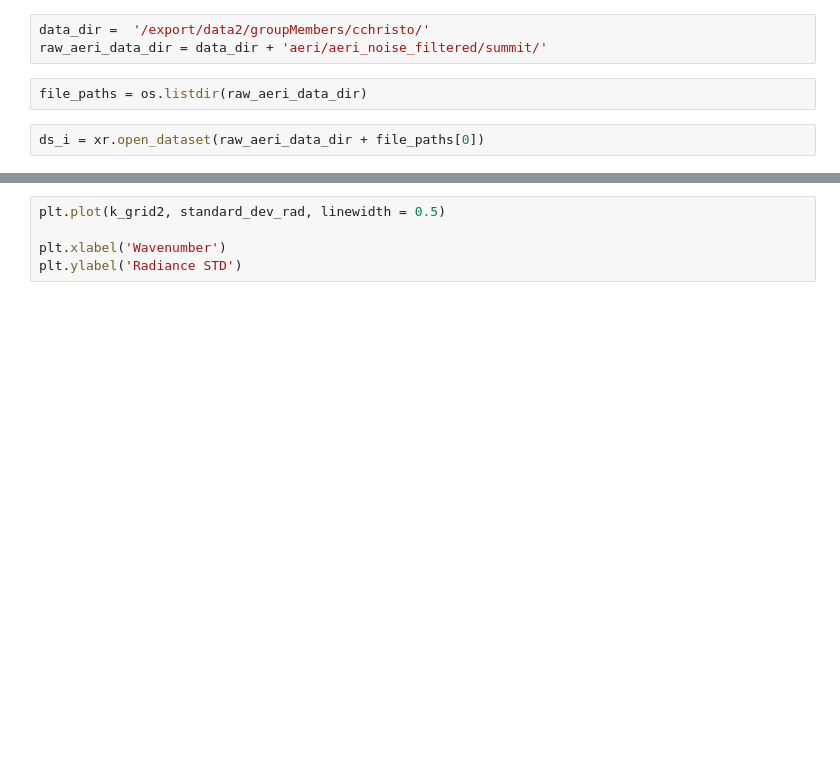
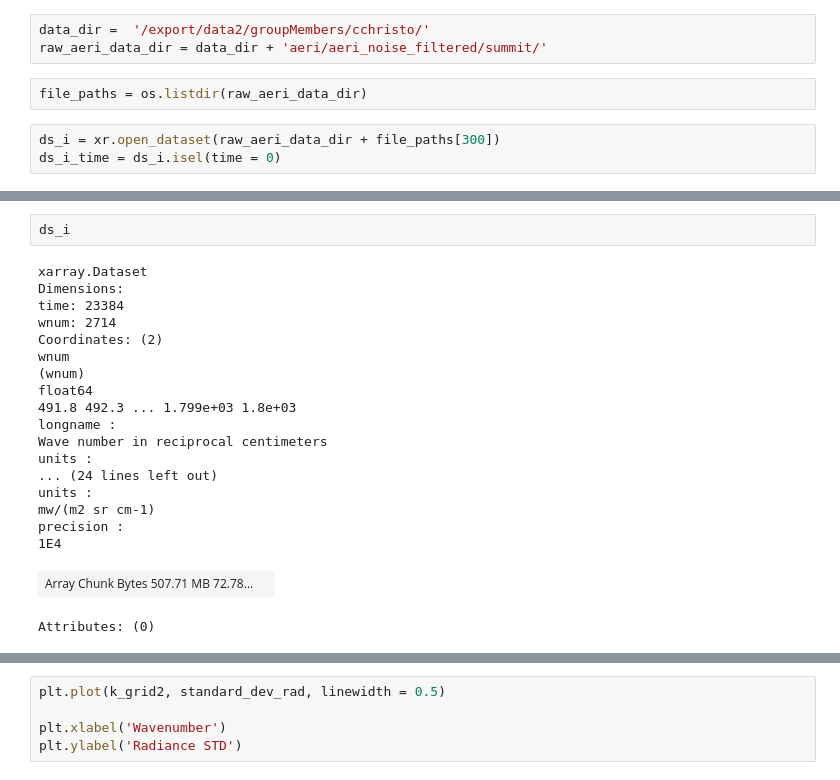
Before and after one commit to costachris/arctic_surface_forcing, a Jupyter notebook: rad_transfer_python/summit_aeri.ipynb, the cells around one changed output, grey strips where cells are left out. Saved outputs shown, nothing was run; the diff lists cells and outputs as text; blank space fills up the shorter version.

```diff
--- a/rad_transfer_python/summit_aeri.ipynb
+++ b/rad_transfer_python/summit_aeri.ipynb
@@ -30,4 +20,5 @@ raw_aeri_data_dir = data_dir + 'aeri/aeri_noise_filtered/summit/'
 # %%
 file_paths = os.listdir(raw_aeri_data_dir)
 # %%
-ds_i = xr.open_dataset(raw_aeri_data_dir + file_paths[0])
+ds_i = xr.open_dataset(raw_aeri_data_dir + file_paths[300])
+ds_i_time = ds_i.isel(time = 0)
@@ -86,0 +80,22 @@ Text(0, 0.5, 'Radiance')
+# %%
+ds_i
+# %% [output]
+xarray.Dataset
+Dimensions:
+time: 23384
+wnum: 2714
+Coordinates: (2)
+wnum
+(wnum)
+float64
+491.8 492.3 ... 1.799e+03 1.8e+03
+longname :
+Wave number in reciprocal centimeters
+units :
+... (24 lines left out)
+units :
+mw/(m2 sr cm-1)
+precision :
+1E4
+| Array Chunk Bytes 507.71 MB 72.78... |  |
+Attributes: (0)
```
Also changed, not shown: parts of 19 cells of this notebook, 6 other files.
